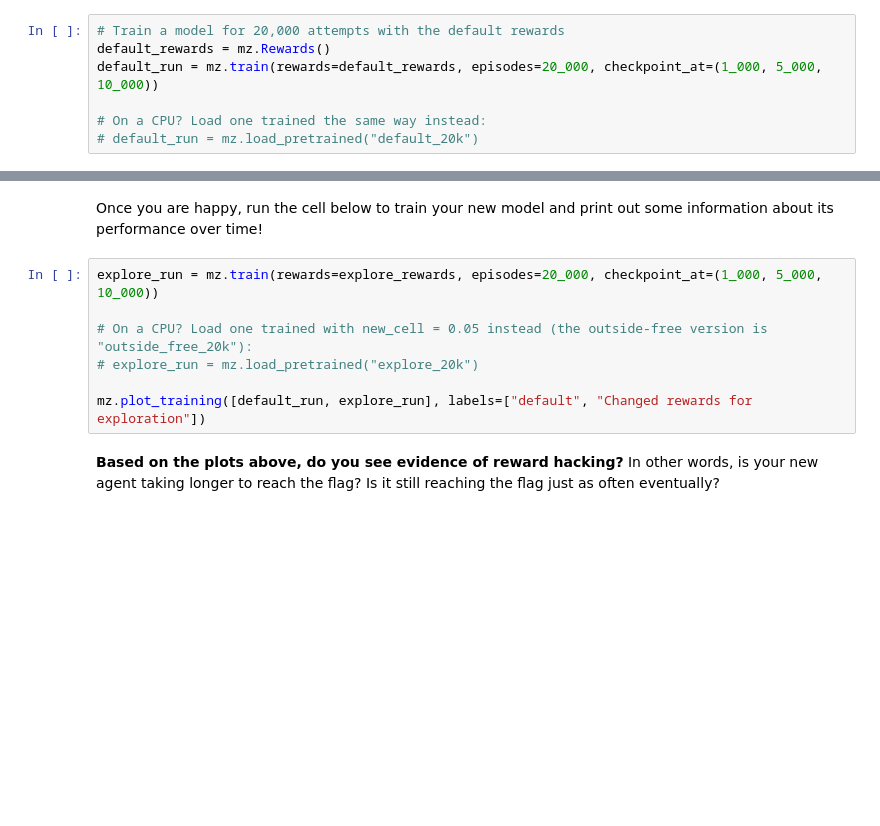
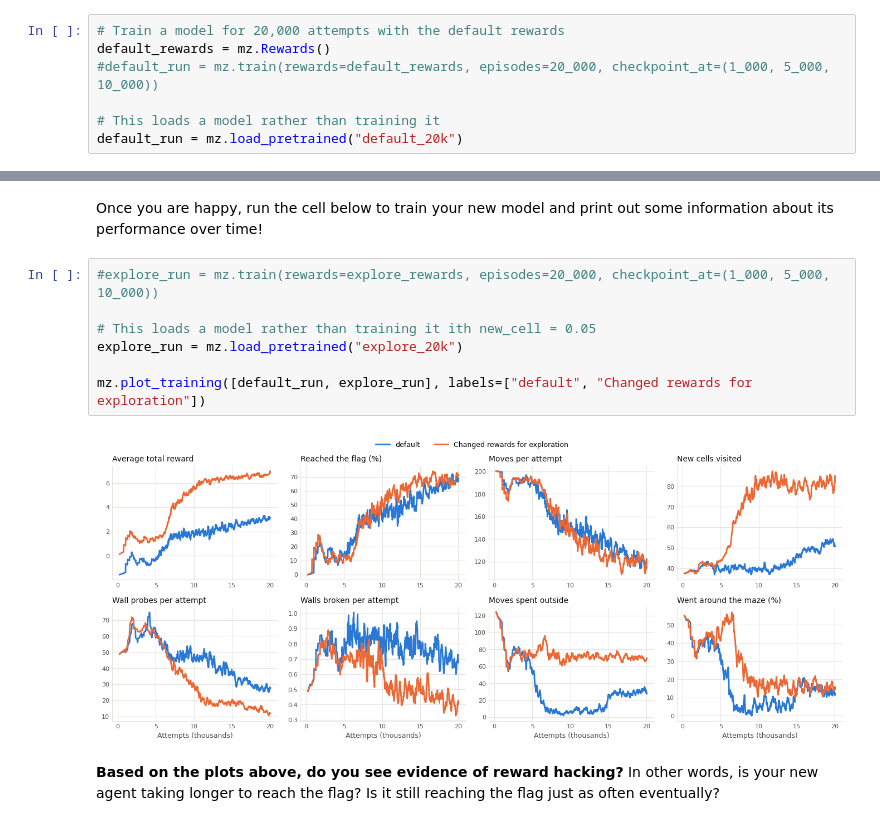
Before and after one commit to anthoak13/HNR-1303-F24, a Jupyter notebook: unit-05/05-03-ethics-ml/05-03-RL.ipynb, the cells around one changed output, grey strips where cells are left out. Cells and saved outputs as stored; diff of their text form; blank space fills up the shorter version.

```diff
--- a/unit-05/05-03-ethics-ml/05-03-RL.ipynb
+++ b/unit-05/05-03-ethics-ml/05-03-RL.ipynb
@@ -255,10 +257,10 @@ Answer the following questions:
 # %%
 # Train a model for 20,000 attempts with the default rewards
 default_rewards = mz.Rewards()
-default_run = mz.train(rewards=default_rewards, episodes=20_000, checkpoint_at=(1_000, 5_000, 10_000))
+#default_run = mz.train(rewards=default_rewards, episodes=20_000, checkpoint_at=(1_000, 5_000, 10_000))
 
-# On a CPU? Load one trained the same way instead:
-# default_run = mz.load_pretrained("default_20k")
+# This loads a model rather than training it
+default_run = mz.load_pretrained("default_20k")
 # %% [markdown]
 A danger in RL is how do we get the agent to do what we want? This is called *alignment* and even in a toy model like this one, it can get messy. Our goal, designing this model, is to reach the flag as quickly as possible.
 
@@ -294,12 +296,14 @@ display(printRewards(explore_rewards))
 # %% [markdown]
 Once you are happy, run the cell below to train your new model and print out some information about its performance over time!
 # %%
-explore_run = mz.train(rewards=explore_rewards, episodes=20_000, checkpoint_at=(1_000, 5_000, 10_000))
+#explore_run = mz.train(rewards=explore_rewards, episodes=20_000, checkpoint_at=(1_000, 5_000, 10_000))
 
-# On a CPU? Load one trained with new_cell = 0.05 instead (the outside-free version is "outside_free_20k"):
-# explore_run = mz.load_pretrained("explore_20k")
+# This loads a model rather than training it ith new_cell = 0.05
+explore_run = mz.load_pretrained("explore_20k")
 
 mz.plot_training([default_run, explore_run], labels=["default", "Changed rewards for exploration"])
+# %% [output]
+[figure, added]
 # %% [markdown]
 **Based on the plots above, do you see evidence of reward hacking?** In other words, is your new agent taking longer to reach the flag? Is it still reaching the flag just as often eventually?
 # %% [markdown]
```
Also changed, not shown: parts of 8 cells of this notebook.
